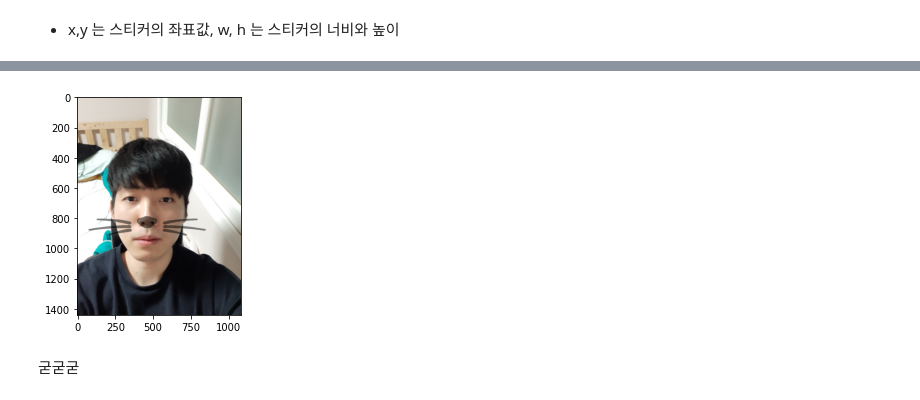
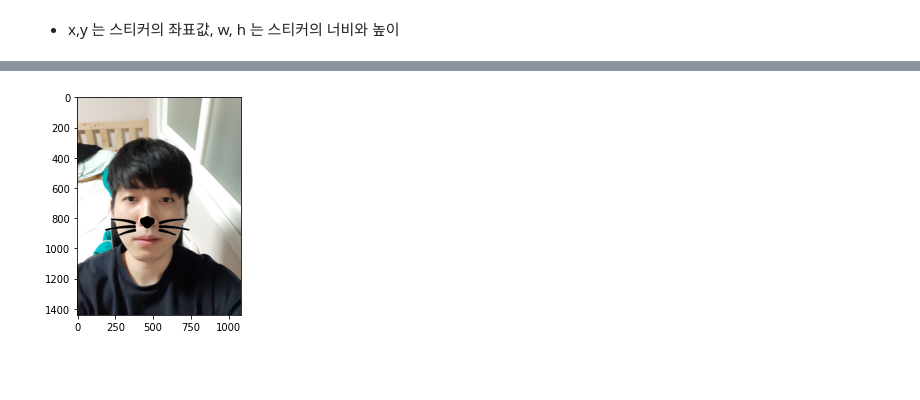
Before and after one commit to fmfmsd/Chamchee, a Jupyter notebook: Exploration/Ex7/Exploration7.ipynb, the cells around one changed output, grey strips where cells are left out. Cells and saved outputs as stored; diff of their text form; code cells hidden in the pictures; blank space fills up the shorter version.

```diff
--- a/Exploration/Ex7/Exploration7.ipynb
+++ b/Exploration/Ex7/Exploration7.ipynb
@@ -146,10 +149,13 @@ for dlib_rect, landmark in zip(dlib_rects, list_landmarks):
 - x,y 는 스티커의 좌표값, w, h 는 스티커의 너비와 높이
 # %%
 sticker_path = '/content/drive/MyDrive/exploration/pic/cat-whiskers.png'
-cat_sticker = cv2.imread(sticker_path) # 스티커를 불러온다.
 
 # 원본 이미지에 스티커 이미지를 추가하기 위해서 x, y 좌표를 조정
-refined_x = x - w // 2  # left
-refined_y = y - h //2    # top
-print ('(x,y) : (%d,%d)'%(refined_x, refined_y))
+img_sticker = cv2.imread(sticker_path)# 스티커를 불러온다.
+img_sticker = cv2.resize(img_sticker, (w,h))
+print (img_sticker.shape)
+
+img_sticker_rgb = cv2.cvtColor(img_sticker, cv2.COLOR_BGR2RGB)
+plt.imshow(img_sticker_rgb)
+plt.show
 # %% [output]
@@ -157,11 +164,0 @@ print ('(x,y) : (%d,%d)'%(refined_x, refined_y))
-# %%
-if refined_y < 0:
-    img_sticker = cat_sticker[-refined_y:]
-    refined_y = 0
-elif refined_x < 0:
-    img_sticker = cat_sticker[-refined_x:]
-    refined_x = 0
-
-
-print (img_sticker.shape)
-print ('(x,y) : (%d,%d)'%(refined_x, refined_y))
@@ -170,0 +165,8 @@ print ('(x,y) : (%d,%d)'%(refined_x, refined_y))
+# %%
+refined_x = x - w // 2 # left
+refined_y = y - h // 2 # top
+print ('(x,y) : (%d,%d)'%(refined_x, refined_y))
+
+if refined_y < 0:
+    img_sticker = img_sticker[-refined_y:]
+    refined_y = 0
@@ -181,11 +185,12 @@ plt.show()
 # %%
+# bounding box와 landmark를 제거
+# img_show 대신 img_rgb를 활용해보자.
+
 sticker_area = img_bgr[refined_y:refined_y+img_sticker.shape[0], refined_x:refined_x+img_sticker.shape[1]]
 img_bgr[refined_y:refined_y+img_sticker.shape[0], refined_x:refined_x+img_sticker.shape[1]] = \
-    cv2.addWeighted(sticker_area, 0.5, np.where(img_sticker==255,sticker_area,img_sticker).astype(np.uint8), 0.5, 0)
-
+    np.where(img_sticker==255,sticker_area,img_sticker).astype(np.uint8)
 plt.imshow(cv2.cvtColor(img_bgr, cv2.COLOR_BGR2RGB))
+plt.grid(False)
 plt.show()
 # %% [output]
-[figure, old version]
+[figure, new version]
-# %% [markdown]
-굳굳굳
```
Also changed, not shown: parts of 22 cells of this notebook.
